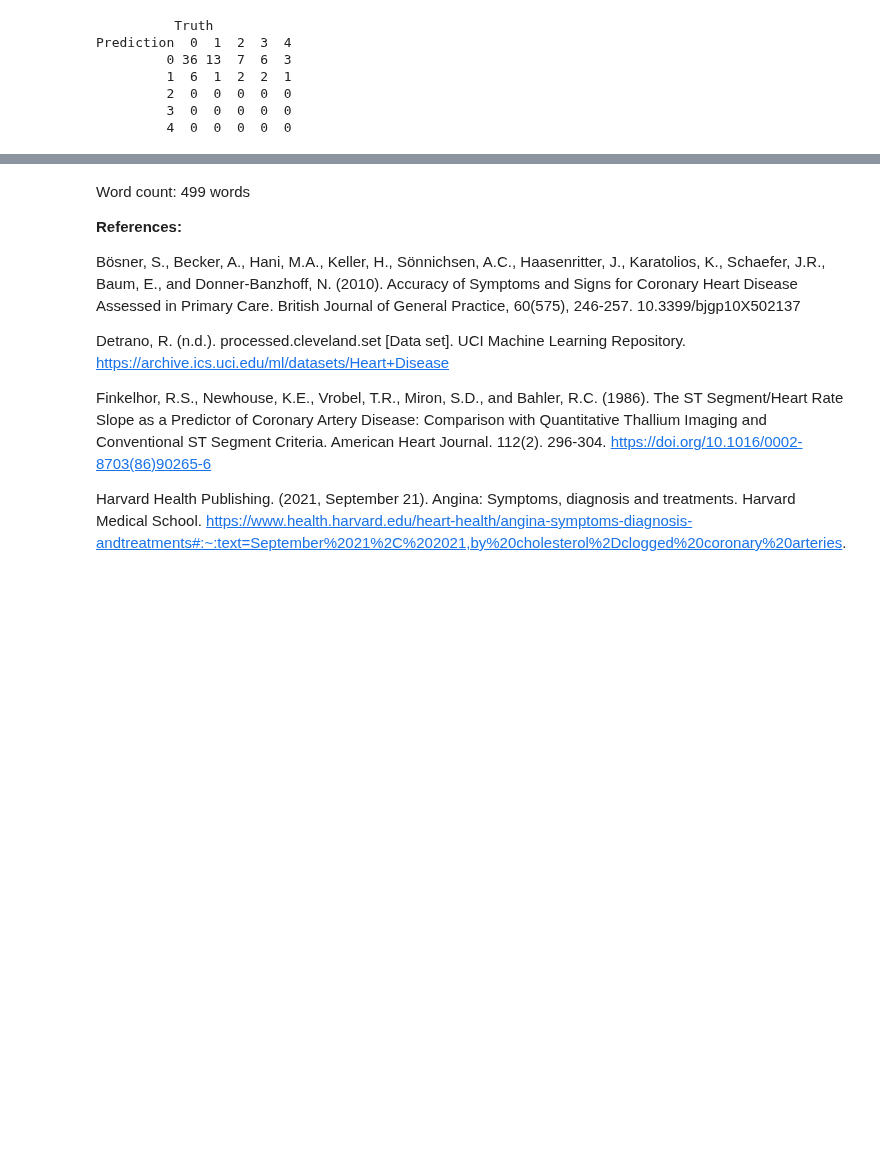
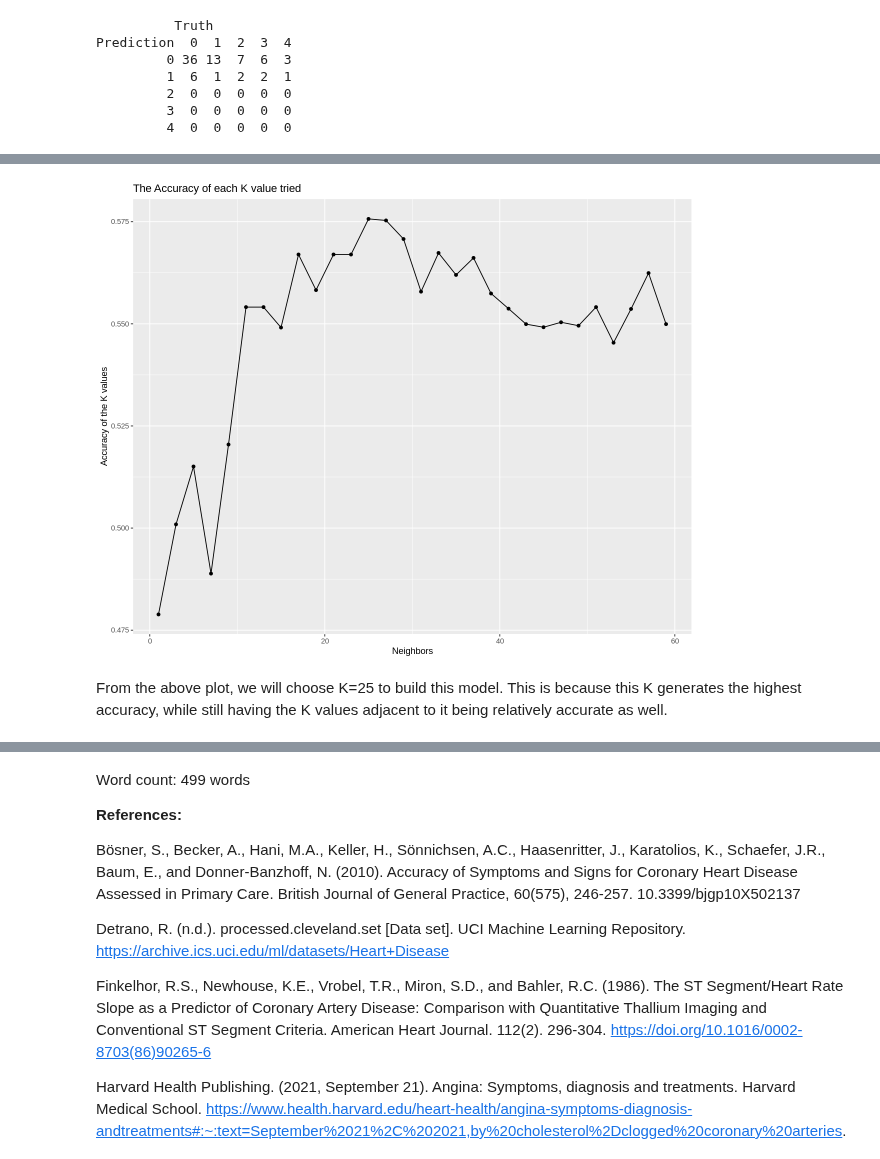
Before and after one commit to chenjerry623/DSCI100-Group17-Project, a Jupyter notebook: Group-17-Project.ipynb, the cells around one changed output, grey strips where cells are left out. Drawn from its saved outputs; the diff is of its cells as text; code cells hidden in the pictures; blank space fills up the shorter version.

Commit message:
Added second prediction model

```diff
--- a/Group-17-Project.ipynb
+++ b/Group-17-Project.ipynb
@@ -292,0 +313,32 @@ Prediction  0  1  2  3  4
+# %%
+# Creating a recipe for the classification using the resting data.
+set.seed(9999)
+
+exercise_recipe <- recipe(result ~ exercise_angina + exercise_st + exercise_slope, data = exercise_train) |>
+                        step_scale(all_predictors()) |>
+                        step_center(all_predictors())
+# %%
+# Creating a model for the classification that we can tune to find the best K.
+set.seed(9999)
+
+exercise_model_tune <- nearest_neighbor(weight_func = "rectangular", neighbors = tune()) |>
+                        set_engine("kknn") |>
+                        set_mode("classification")
+# %%
+set.seed(9999)
+
+# Creating a cross validation set.
+
+exercise_vfold <- vfold_cv(exercise_train, v = 10, strata = result)
+
+# Creating a subset of K values to try.
+
+k_to_try <- tibble(neighbors = seq(from = 1, to = 60, by = 2))
+
+# Creating a workflow to determine the best K.
+
+exercise_model_workflow <- workflow() |>
+                            add_recipe(exercise_recipe) |>
+                            add_model(exercise_model_tune) |>
+                            tune_grid(resamples = exercise_vfold, grid = k_to_try) |>
+                            collect_metrics()
@@ -292,0 +353,17 @@ Prediction  0  1  2  3  4
+# %%
+accuracy_of_k_exercise <- exercise_model_workflow |>
+                    filter(.metric == "accuracy")
+
+# Making a plot of the accuracy to use to determine the best K for this analysis.
+
+accuracy_plot_exercise <- accuracy_of_k_exercise |>
+                    ggplot(aes(x = neighbors, y = mean)) +
+                    geom_point() +
+                    geom_line() +
+                    labs(x = "Neighbors", y = "Accuracy of the K values") +
+                    ggtitle("The Accuracy of each K value tried")
+accuracy_plot_exercise
+# %% [output]
+[figure, added]
+# %% [markdown]
+From the above plot, we will choose K=25 to build this model. This is because this K generates the highest accuracy, while still having the K values adjacent to it being relatively accurate as well.
```
Also changed, not shown: parts of 6 cells of this notebook.
